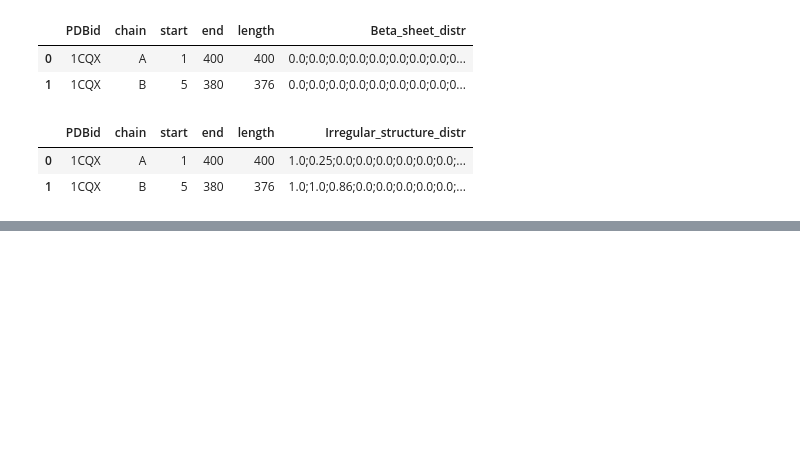
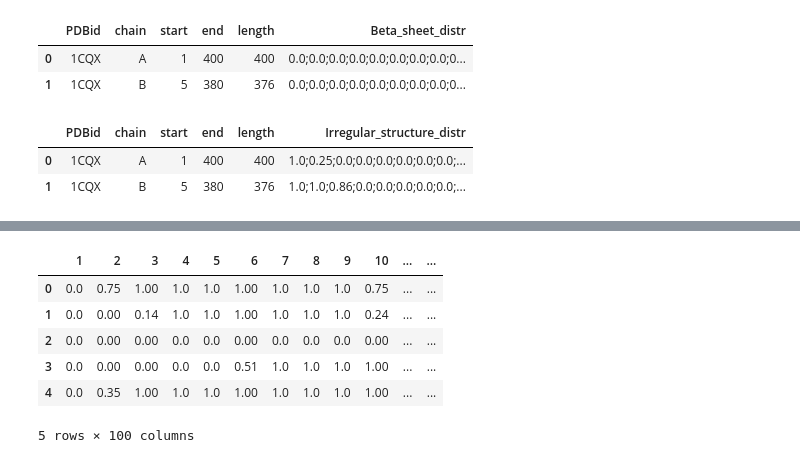
Before and after one commit to Olga-Bagrova/DistrProtStruc, a Jupyter notebook: Develop.ipynb, the cells around one changed output, grey strips where cells are left out. Drawn from its saved outputs; the diff is of its cells as text; code cells hidden in the pictures; blank space fills up the shorter version.

```diff
--- a/Develop.ipynb
+++ b/Develop.ipynb
@@ -5997,0 +6011,6 @@ iss_df_res
+# %%
+df_set = distrprotstruc.read_prot_set(path)
+ah_df_res = distrprotstruc.process_alpha_helix(df_set)
+tth_df_res = distrprotstruc.process_threeten_helix(df_set)
+bs_df_res = distrprotstruc.process_beta_sheets(df_set)
+iss_df_res = distrprotstruc.process_irregular_struc(ah_df_res, tth_df_res, bs_df_res)
@@ -5997,0 +6053,13 @@ iss_df_res
+# %%
+ah_distr_df = pd.DataFrame()
+ah_distr_df[list(range(1, 101))] = ah_df_res['Alpha_helix_distr'].str.split(';', expand=True)
+ah_distr_df = ah_distr_df.astype('float')
+ah_distr_df
+# %% [output]
+|  | 1 | 2 | 3 | 4 | 5 | 6 | 7 | 8 | 9 | 10 | ... | ... |
+| 0 | 0.0 | 0.75 | 1.00 | 1.0 | 1.0 | 1.00 | 1.0 | 1.0 | 1.0 | 0.75 | ... | ... |
+| 1 | 0.0 | 0.00 | 0.14 | 1.0 | 1.0 | 1.00 | 1.0 | 1.0 | 1.0 | 0.24 | ... | ... |
+| 2 | 0.0 | 0.00 | 0.00 | 0.0 | 0.0 | 0.00 | 0.0 | 0.0 | 0.0 | 0.00 | ... | ... |
+| 3 | 0.0 | 0.00 | 0.00 | 0.0 | 0.0 | 0.51 | 1.0 | 1.0 | 1.0 | 1.00 | ... | ... |
+| 4 | 0.0 | 0.35 | 1.00 | 1.0 | 1.0 | 1.00 | 1.0 | 1.0 | 1.0 | 1.00 | ... | ... |
+5 rows × 100 columns
```
Also changed, not shown: parts of 14 cells of this notebook, 2 other files.
